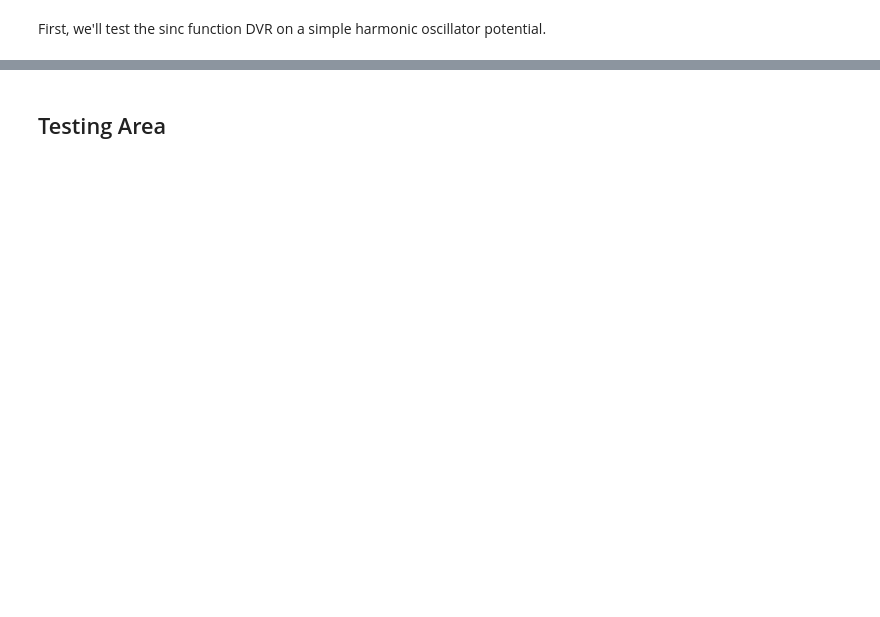
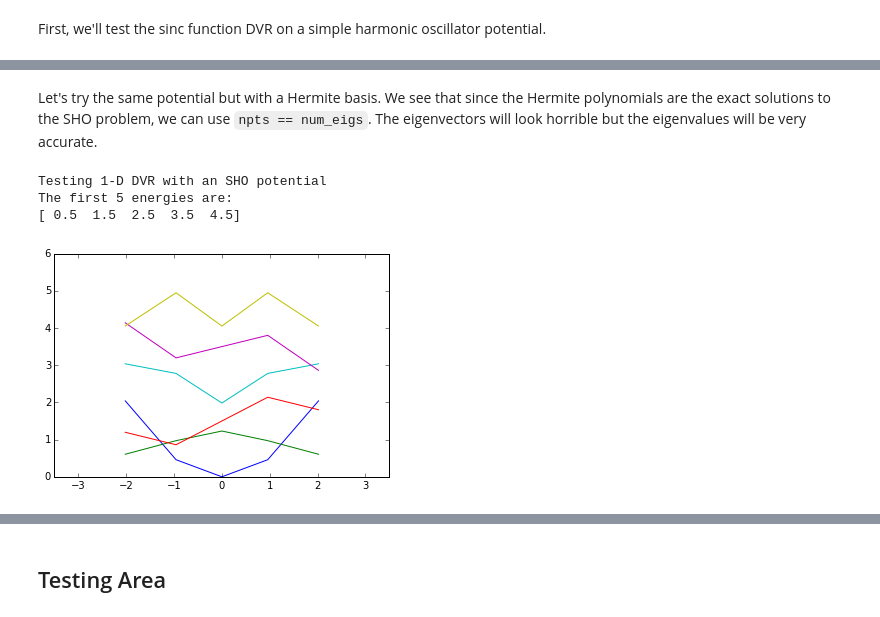
Before and after one commit to richford/dvr_py, a Jupyter notebook: dvr_1d_demo.ipynb, the cells around one changed output, grey strips where cells are left out. Drawn from its saved outputs; the diff is of its cells as text; code cells hidden in the pictures; blank space fills up the shorter version.

Commit message:
added hermite basis and started adding sine basis

```diff
--- a/dvr_1d_demo.ipynb
+++ b/dvr_1d_demo.ipynb
@@ -25 +28,11 @@ The first 5 energies are:
+# %% [markdown]
+Let's try the same potential but with a Hermite basis. We see that since the Hermite polynomials are the exact solutions to the SHO problem, we can use `npts == num_eigs`. The eigenvectors will look horrible but the eigenvalues will be very accurate.
+# %%
+d = dvr_1d.HermiteDVR(npts=5)
+d.sho_test(precision=14)
+# %% [output]
+Testing 1-D DVR with an SHO potential
+The first 5 energies are:
+[ 0.5  1.5  2.5  3.5  4.5]
+[figure, added]
 # %% [markdown]
```
Also changed, not shown: parts of 15 cells of this notebook, 1 other file.
